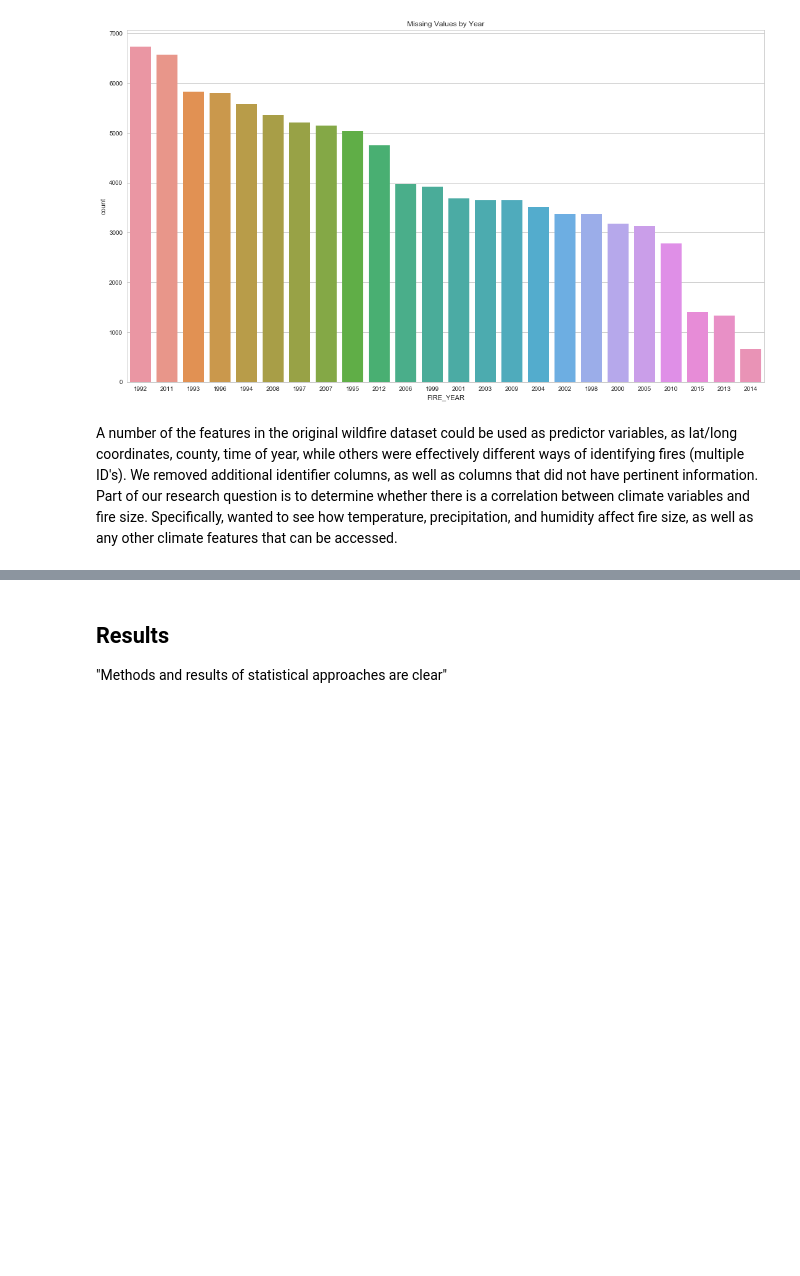
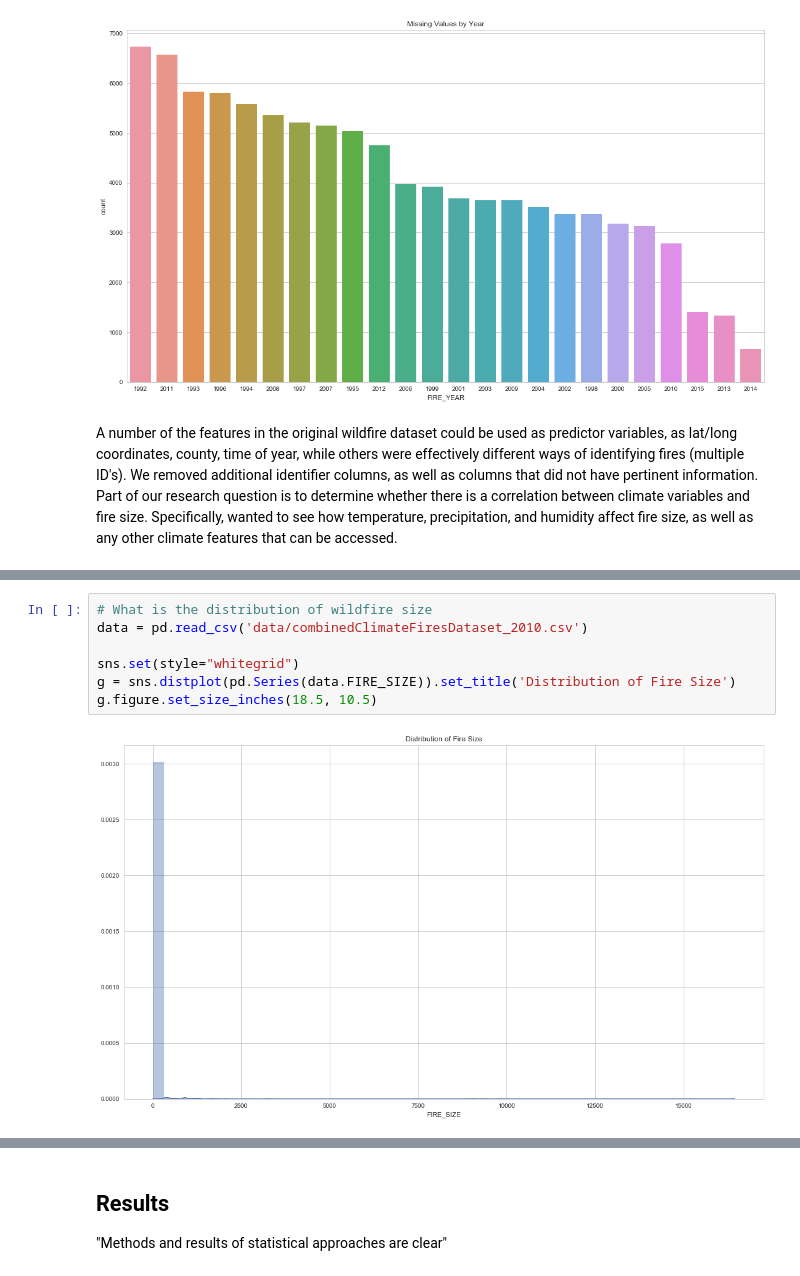
Before and after one commit to sjhangiani12/info370-final-project, a Jupyter notebook: Wildfire Resource.ipynb, the cells around one changed output, grey strips where cells are left out. Saved outputs shown, nothing was run; the diff lists cells and outputs as text; blank space fills up the shorter version.

Commit message:
Added visualizations & explanations to resource

```diff
--- a/Wildfire Resource.ipynb
+++ b/Wildfire Resource.ipynb
@@ -86,0 +87,9 @@ K-nearest neighbours is a non-parametric method used for classification and regr
+# %%
+# What is the distribution of wildfire size
+data = pd.read_csv('data/combinedClimateFiresDataset_2010.csv')
+
+sns.set(style="whitegrid")
+g = sns.distplot(pd.Series(data.FIRE_SIZE)).set_title('Distribution of Fire Size')
+g.figure.set_size_inches(18.5, 10.5)
+# %% [output]
+[figure, added]
```
Also changed, not shown: parts of 13 cells of this notebook.
